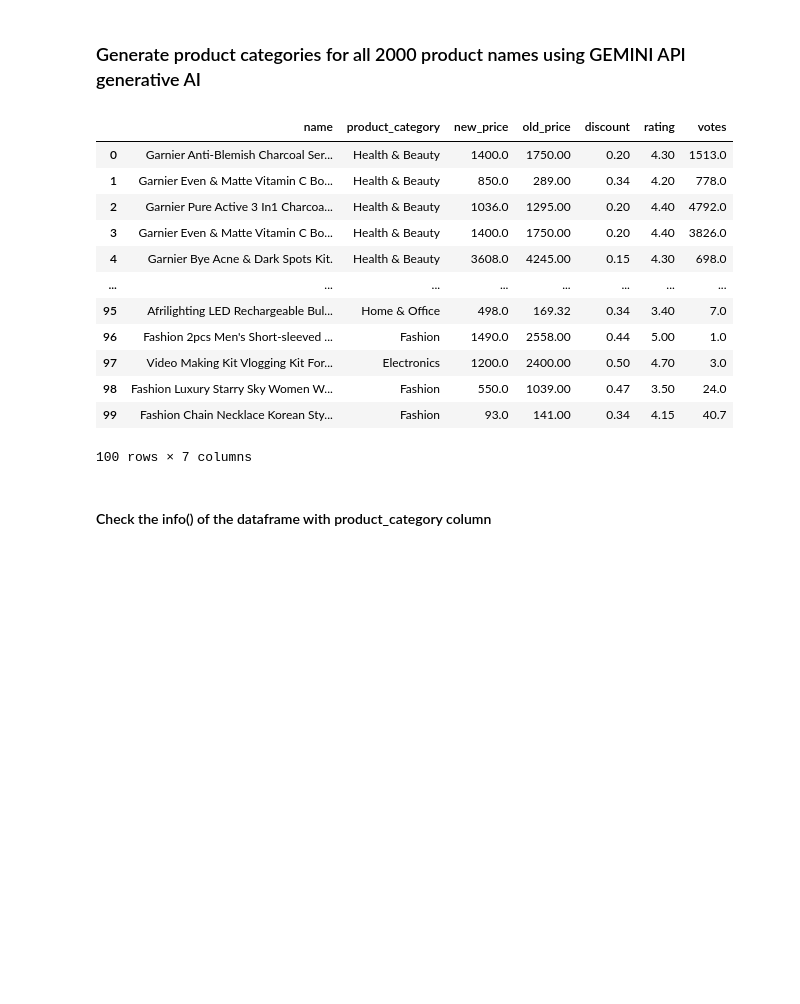
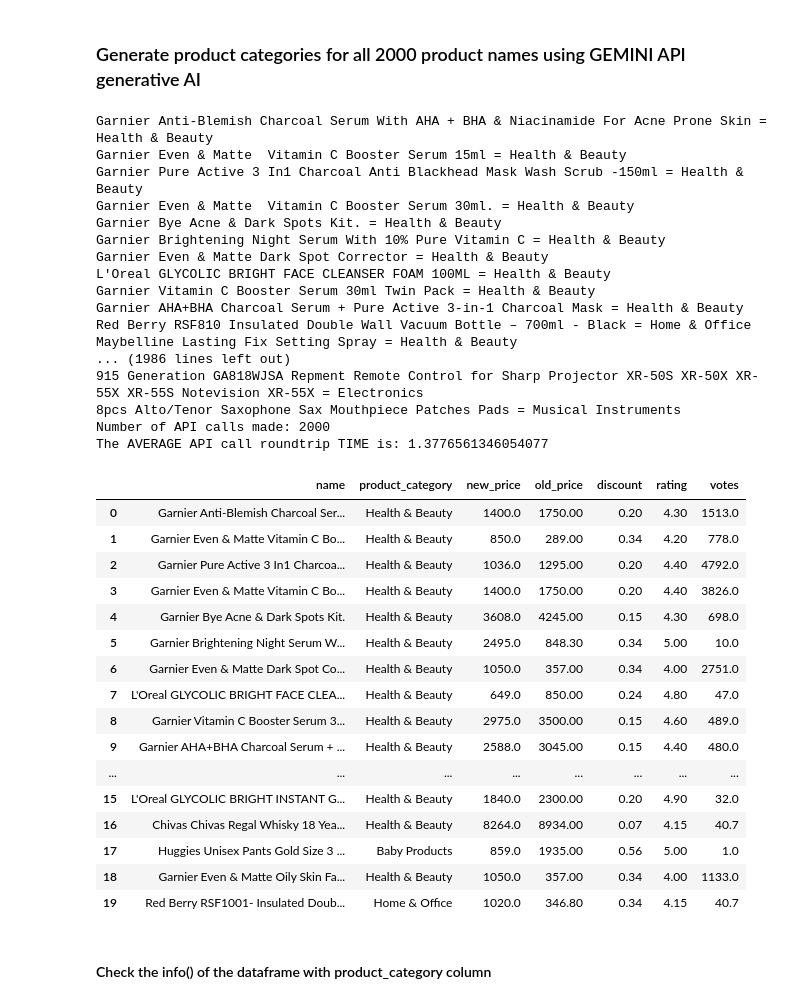
Before and after one commit to mutumagitonga/Jumia-WebScrape-Hackathon, a Jupyter notebook: notebooks/1_jumia_webscrape.ipynb, the cells around one changed output. Saved outputs shown, nothing was run; the diff lists cells and outputs as text; code cells hidden in the pictures; blank space fills up the shorter version.

Commit message:
Rerun notebook to make gemini api call to fill product category (having turned down gemini safety setting down)

```diff
--- a/notebooks/1_jumia_webscrape.ipynb
+++ b/notebooks/1_jumia_webscrape.ipynb
@@ -641,41 +641,62 @@ if not os.path.exists('../data/processed/8_products_df_with_product_category.csv
     for idx, row in products_df.iterrows():
         name_of_product = row["name"]  # Get current row's product name
 
         predicted_category = fetch_product_category(name_of_product)
 
         # If the 'product_category' column hasn't been inserted, insert it at index_col 1 after 'name' column
         if 'product_category' not in products_df.columns:
             print(f"{name_of_product} = {predicted_category}")
             products_df.insert(1, "product_category", predicted_category)  # Insert new column 'product_category' at index_col 1 & insert 1st value
         else:
             print(f"{name_of_product} = {predicted_category}")
             products_df.at[idx, "product_category"] = predicted_category  # Assign subsequent predicted categories to their corresponding idx positions
 
     # Save the dataframe with product categories into csv to avoid making expensive api call
     products_df.to_csv("../data/processed/8_products_df_with_product_category.csv")
     # print(products_df)
     print(f"Number of API calls made: {len(durations_list)}")
 
     # Print average duration of API call
     average_api_call_roundtrip_time = sum(durations_list)/len(durations_list)
     print(f"The AVERAGE API call roundtrip TIME is: {average_api_call_roundtrip_time}")
 
 products_df = pd.read_csv("../data/processed/8_products_df_with_product_category.csv", index_col=0)
-products_df.head(100)
+products_df.head(20)
 # %% [output]
+Garnier Anti-Blemish Charcoal Serum With AHA + BHA & Niacinamide For Acne Prone Skin = Health & Beauty
+Garnier Even & Matte  Vitamin C Booster Serum 15ml = Health & Beauty
+Garnier Pure Active 3 In1 Charcoal Anti Blackhead Mask Wash Scrub -150ml = Health & Beauty
+Garnier Even & Matte  Vitamin C Booster Serum 30ml. = Health & Beauty
+Garnier Bye Acne & Dark Spots Kit. = Health & Beauty
+Garnier Brightening Night Serum With 10% Pure Vitamin C = Health & Beauty
+Garnier Even & Matte Dark Spot Corrector = Health & Beauty
+L'Oreal GLYCOLIC BRIGHT FACE CLEANSER FOAM 100ML = Health & Beauty
+Garnier Vitamin C Booster Serum 30ml Twin Pack = Health & Beauty
+Garnier AHA+BHA Charcoal Serum + Pure Active 3-in-1 Charcoal Mask = Health & Beauty
+Red Berry RSF810 Insulated Double Wall Vacuum Bottle – 700ml - Black = Home & Office
+Maybelline Lasting Fix Setting Spray = Health & Beauty
+... (1986 lines left out)
+915 Generation GA818WJSA Repment Remote Control for Sharp Projector XR-50S XR-50X XR-55X XR-55S Notevision XR-55X = Electronics
+8pcs Alto/Tenor Saxophone Sax Mouthpiece Patches Pads = Musical Instruments
+Number of API calls made: 2000
+The AVERAGE API call roundtrip TIME is: 1.3776561346054077
 |  | name | product_category | new_price | old_price | discount | rating | votes |
 | 0 | Garnier Anti-Blemish Charcoal Ser... | Health & Beauty | 1400.0 | 1750.00 | 0.20 | 4.30 | 1513.0 |
 | 1 | Garnier Even & Matte Vitamin C Bo... | Health & Beauty | 850.0 | 289.00 | 0.34 | 4.20 | 778.0 |
 | 2 | Garnier Pure Active 3 In1 Charcoa... | Health & Beauty | 1036.0 | 1295.00 | 0.20 | 4.40 | 4792.0 |
 | 3 | Garnier Even & Matte Vitamin C Bo... | Health & Beauty | 1400.0 | 1750.00 | 0.20 | 4.40 | 3826.0 |
 | 4 | Garnier Bye Acne & Dark Spots Kit. | Health & Beauty | 3608.0 | 4245.00 | 0.15 | 4.30 | 698.0 |
+| 5 | Garnier Brightening Night Serum W... | Health & Beauty | 2495.0 | 848.30 | 0.34 | 5.00 | 10.0 |
+| 6 | Garnier Even & Matte Dark Spot Co... | Health & Beauty | 1050.0 | 357.00 | 0.34 | 4.00 | 2751.0 |
+| 7 | L'Oreal GLYCOLIC BRIGHT FACE CLEA... | Health & Beauty | 649.0 | 850.00 | 0.24 | 4.80 | 47.0 |
+| 8 | Garnier Vitamin C Booster Serum 3... | Health & Beauty | 2975.0 | 3500.00 | 0.15 | 4.60 | 489.0 |
+| 9 | Garnier AHA+BHA Charcoal Serum + ... | Health & Beauty | 2588.0 | 3045.00 | 0.15 | 4.40 | 480.0 |
 | ... | ... | ... | ... | ... | ... | ... | ... |
-| 95 | Afrilighting LED Rechargeable Bul... | Home & Office | 498.0 | 169.32 | 0.34 | 3.40 | 7.0 |
-| 96 | Fashion 2pcs Men's Short-sleeved ... | Fashion | 1490.0 | 2558.00 | 0.44 | 5.00 | 1.0 |
-| 97 | Video Making Kit Vlogging Kit For... | Electronics | 1200.0 | 2400.00 | 0.50 | 4.70 | 3.0 |
-| 98 | Fashion Luxury Starry Sky Women W... | Fashion | 550.0 | 1039.00 | 0.47 | 3.50 | 24.0 |
-| 99 | Fashion Chain Necklace Korean Sty... | Fashion | 93.0 | 141.00 | 0.34 | 4.15 | 40.7 |
+| 15 | L'Oreal GLYCOLIC BRIGHT INSTANT G... | Health & Beauty | 1840.0 | 2300.00 | 0.20 | 4.90 | 32.0 |
+| 16 | Chivas Chivas Regal Whisky 18 Yea... | Health & Beauty | 8264.0 | 8934.00 | 0.07 | 4.15 | 40.7 |
+| 17 | Huggies Unisex Pants Gold Size 3 ... | Baby Products | 859.0 | 1935.00 | 0.56 | 5.00 | 1.0 |
+| 18 | Garnier Even & Matte Oily Skin Fa... | Health & Beauty | 1050.0 | 357.00 | 0.34 | 4.00 | 1133.0 |
+| 19 | Red Berry RSF1001- Insulated Doub... | Home & Office | 1020.0 | 346.80 | 0.34 | 4.15 | 40.7 |
-100 rows × 7 columns
 # %% [markdown]
 #### Check the info() of the dataframe with product_category column
 # %%
```
Also changed, not shown: parts of 11 cells of this notebook.
